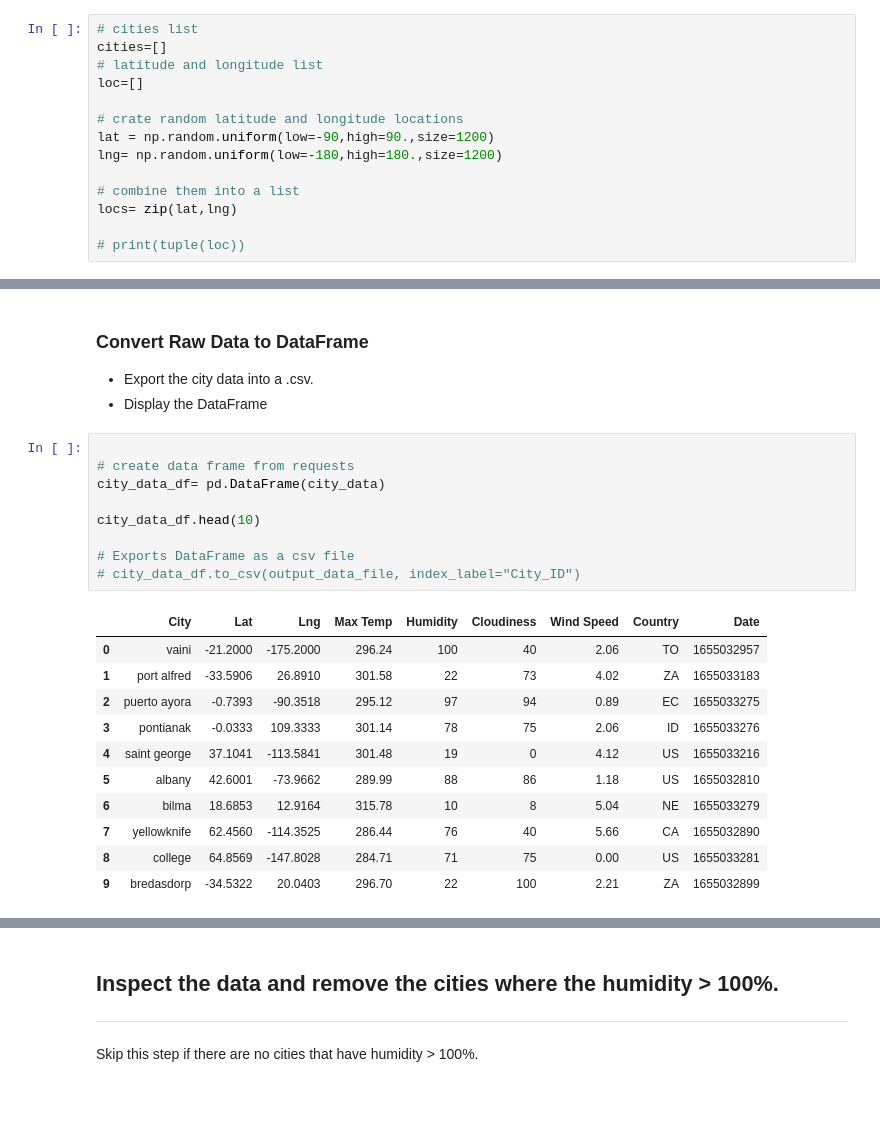
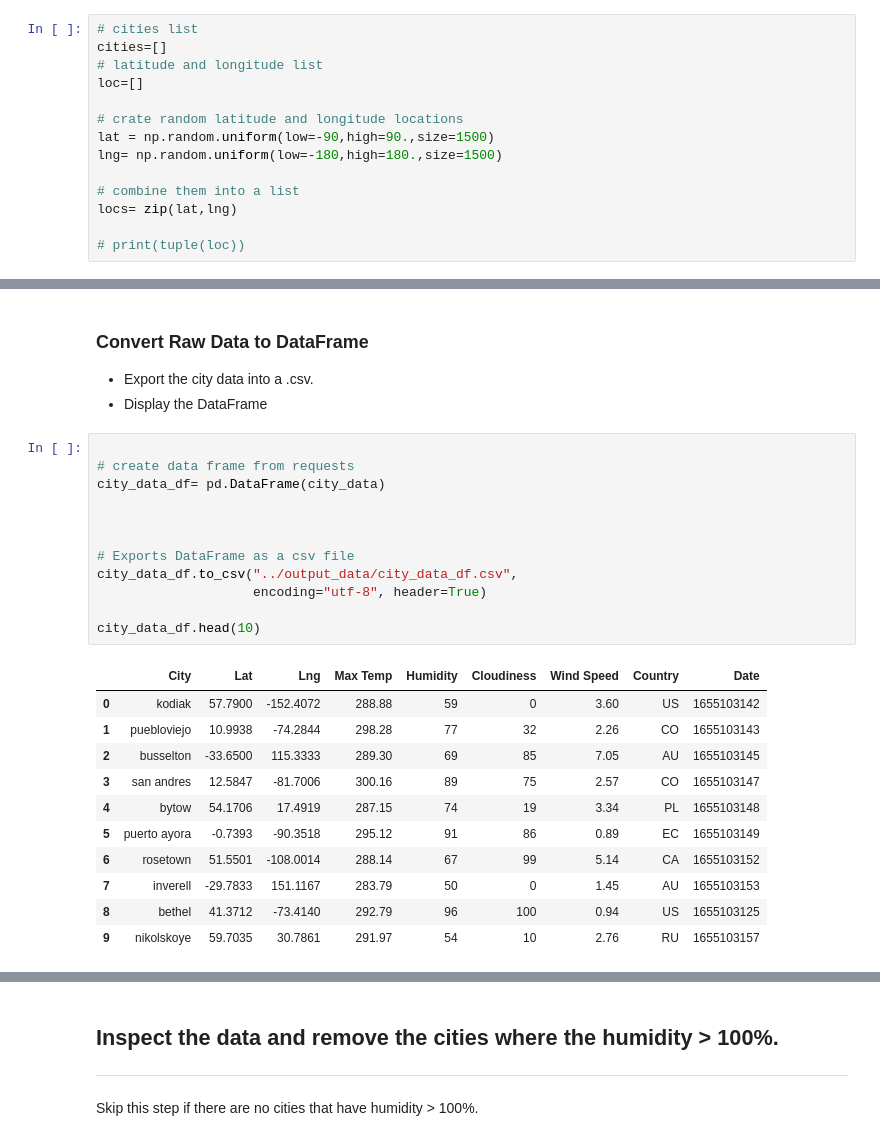
Before and after one commit to Kevin-McConchie/python-api-weather, a Jupyter notebook: WeatherPy/WeatherPy.ipynb, the cells around one changed output, grey strips where cells are left out. Drawn from its saved outputs; the diff is of its cells as text; blank space fills up the shorter version.

Commit message:
Scatter Plots & Data Frame created

```diff
--- a/WeatherPy/WeatherPy.ipynb
+++ b/WeatherPy/WeatherPy.ipynb
@@ -26,8 +26,8 @@ cities=[]
 loc=[]
 
 # crate random latitude and longitude locations
-lat = np.random.uniform(low=-90,high=90.,size=1200)
-lng= np.random.uniform(low=-180,high=180.,size=1200)
+lat = np.random.uniform(low=-90,high=90.,size=1500)
+lng= np.random.uniform(low=-180,high=180.,size=1500)
 
 # combine them into a list
 locs= zip(lat,lng)
@@ -136,21 +136,24 @@ Data retrieval is complete.
 # %%
 
 # create data frame from requests
 city_data_df= pd.DataFrame(city_data)
 
-city_data_df.head(10)
+
 
 # Exports DataFrame as a csv file
-# city_data_df.to_csv(output_data_file, index_label="City_ID")
+city_data_df.to_csv("../output_data/city_data_df.csv",
+                    encoding="utf-8", header=True)
+
+city_data_df.head(10)
 # %% [output]
 |  | City | Lat | Lng | Max Temp | Humidity | Cloudiness | Wind Speed | Country | Date |
-| 0 | vaini | -21.2000 | -175.2000 | 296.24 | 100 | 40 | 2.06 | TO | 1655032957 |
-| 1 | port alfred | -33.5906 | 26.8910 | 301.58 | 22 | 73 | 4.02 | ZA | 1655033183 |
-| 2 | puerto ayora | -0.7393 | -90.3518 | 295.12 | 97 | 94 | 0.89 | EC | 1655033275 |
-| 3 | pontianak | -0.0333 | 109.3333 | 301.14 | 78 | 75 | 2.06 | ID | 1655033276 |
-| 4 | saint george | 37.1041 | -113.5841 | 301.48 | 19 | 0 | 4.12 | US | 1655033216 |
-| 5 | albany | 42.6001 | -73.9662 | 289.99 | 88 | 86 | 1.18 | US | 1655032810 |
-| 6 | bilma | 18.6853 | 12.9164 | 315.78 | 10 | 8 | 5.04 | NE | 1655033279 |
-| 7 | yellowknife | 62.4560 | -114.3525 | 286.44 | 76 | 40 | 5.66 | CA | 1655032890 |
-| 8 | college | 64.8569 | -147.8028 | 284.71 | 71 | 75 | 0.00 | US | 1655033281 |
-| 9 | bredasdorp | -34.5322 | 20.0403 | 296.70 | 22 | 100 | 2.21 | ZA | 1655032899 |
+| 0 | kodiak | 57.7900 | -152.4072 | 288.88 | 59 | 0 | 3.60 | US | 1655103142 |
+| 1 | puebloviejo | 10.9938 | -74.2844 | 298.28 | 77 | 32 | 2.26 | CO | 1655103143 |
+| 2 | busselton | -33.6500 | 115.3333 | 289.30 | 69 | 85 | 7.05 | AU | 1655103145 |
+| 3 | san andres | 12.5847 | -81.7006 | 300.16 | 89 | 75 | 2.57 | CO | 1655103147 |
+| 4 | bytow | 54.1706 | 17.4919 | 287.15 | 74 | 19 | 3.34 | PL | 1655103148 |
+| 5 | puerto ayora | -0.7393 | -90.3518 | 295.12 | 91 | 86 | 0.89 | EC | 1655103149 |
+| 6 | rosetown | 51.5501 | -108.0014 | 288.14 | 67 | 99 | 5.14 | CA | 1655103152 |
+| 7 | inverell | -29.7833 | 151.1167 | 283.79 | 50 | 0 | 1.45 | AU | 1655103153 |
+| 8 | bethel | 41.3712 | -73.4140 | 292.79 | 96 | 100 | 0.94 | US | 1655103125 |
+| 9 | nikolskoye | 59.7035 | 30.7861 | 291.97 | 54 | 10 | 2.76 | RU | 1655103157 |
```
Also changed, not shown: parts of 16 cells of this notebook, 2 other files.
